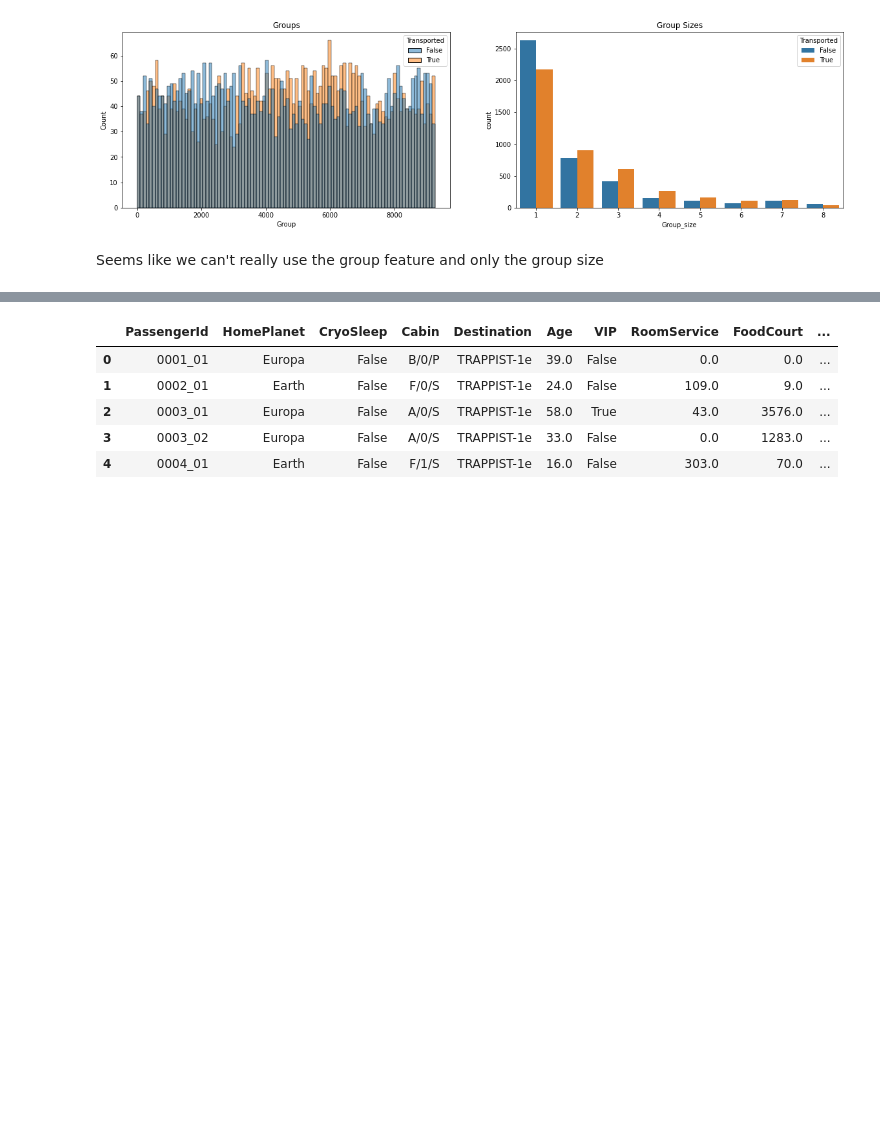
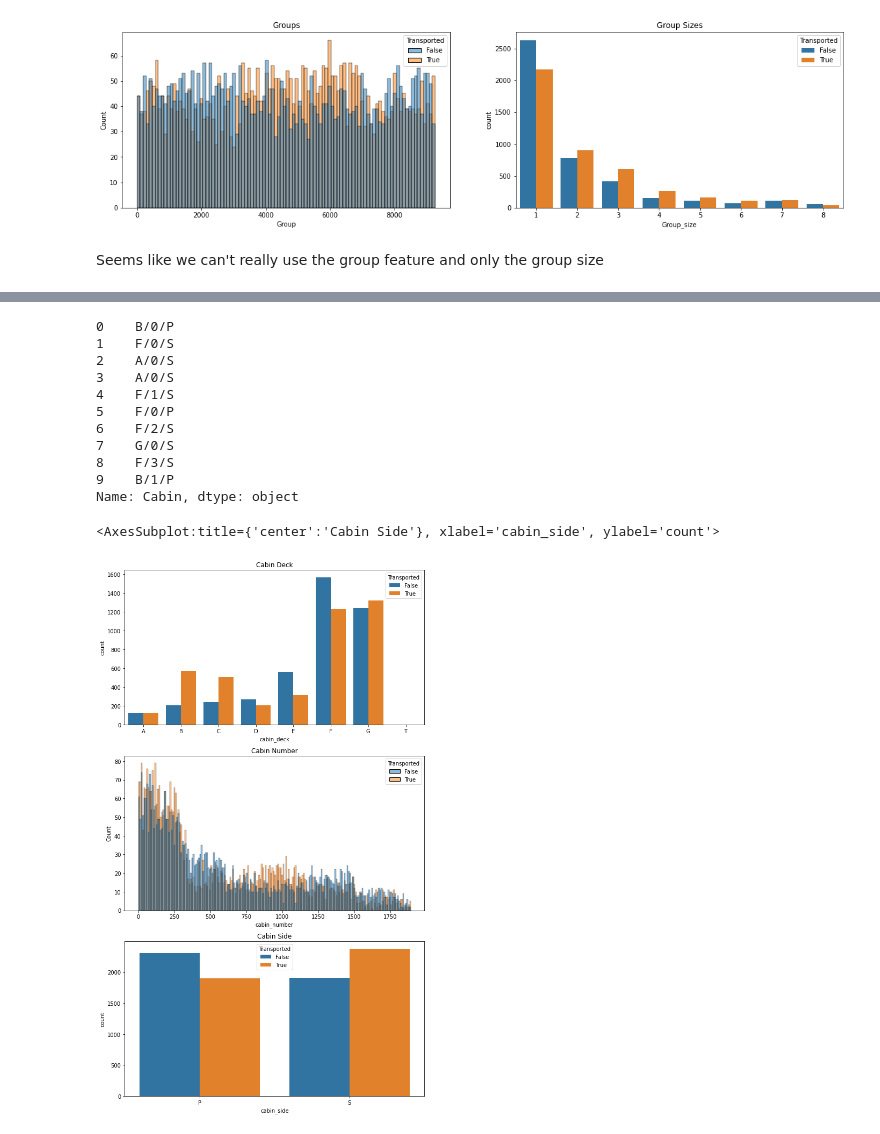
Before and after one commit to danielsaiger1/Data_Analytics, a Jupyter notebook: spaceship-titanic.ipynb, the cells around one changed output, grey strips where cells are left out. Cells and saved outputs as stored; diff of their text form; code cells hidden in the pictures; blank space fills up the shorter version.

```diff
--- a/spaceship-titanic.ipynb
+++ b/spaceship-titanic.ipynb
@@ -405,9 +437,57 @@ Seems like we can't really use the group feature and only the group size
 # %%
-train.head()
+train['Cabin'].head(10)
 # %% [output]
-|  | PassengerId | HomePlanet | CryoSleep | Cabin | Destination | Age | VIP | RoomService | FoodCourt | ... |
-| 0 | 0001_01 | Europa | False | B/0/P | TRAPPIST-1e | 39.0 | False | 0.0 | 0.0 | ... |
-| 1 | 0002_01 | Earth | False | F/0/S | TRAPPIST-1e | 24.0 | False | 109.0 | 9.0 | ... |
-| 2 | 0003_01 | Europa | False | A/0/S | TRAPPIST-1e | 58.0 | True | 43.0 | 3576.0 | ... |
-| 3 | 0003_02 | Europa | False | A/0/S | TRAPPIST-1e | 33.0 | False | 0.0 | 1283.0 | ... |
-| 4 | 0004_01 | Earth | False | F/1/S | TRAPPIST-1e | 16.0 | False | 303.0 | 70.0 | ... |
+0    B/0/P
+1    F/0/S
+2    A/0/S
+3    A/0/S
+4    F/1/S
+5    F/0/P
+6    F/2/S
+7    G/0/S
+8    F/3/S
+9    B/1/P
+Name: Cabin, dtype: object
+# %%
+#filling na values with dummies so we can split the column correctly
+
+train['Cabin'].fillna('Z/9999/Z', inplace=True)
+test['Cabin'].fillna('Z/9999/Z', inplace=True)
+
+for i in dfs:
+    i['cabin_deck'] = i['Cabin'].str.split('/').str[0]
+    i['cabin_number'] = i['Cabin'].str.split('/').str[1].astype(int)
+    i['cabin_side'] = i['Cabin'].str.split('/').str[2]
+
+#removing the dummies and filling them with na values again
+
+for i in dfs:
+    i.loc[i['cabin_deck']=='Z', 'cabin_deck']=np.nan
+    i.loc[i['cabin_number']==9999, 'cabin_number']=np.nan
+    i.loc[i['cabin_side']=='Z', 'cabin_side']=np.nan
+
+#dropping the cabin column since we don't need it anymore
+
+for i in dfs:
+    i.drop('Cabin', axis = 1, inplace = True)
+# %%
+#plotting new features
+
+plt.figure(figsize = (10,18))
+plt.tight_layout()
+
+plt.subplot(3,1,1)
+plt.title('Cabin Deck')
+sns.countplot(data = train, x = "cabin_deck", hue = "Transported",
+              order = ['A', 'B', 'C', 'D', 'E', 'F', 'G', 'T'])
+
+plt.subplot(3,1,2)
+plt.title('Cabin Number')
+sns.histplot(data = train, x = "cabin_number", bins = 200, hue = "Transported")
+
+plt.subplot(3,1,3)
+plt.title('Cabin Side')
+sns.countplot(data = train, x = "cabin_side", hue = "Transported")
+# %% [output]
+<AxesSubplot:title={'center':'Cabin Side'}, xlabel='cabin_side', ylabel='count'>
+[figure, added]
```
Also changed, not shown: parts of 5 cells of this notebook.
